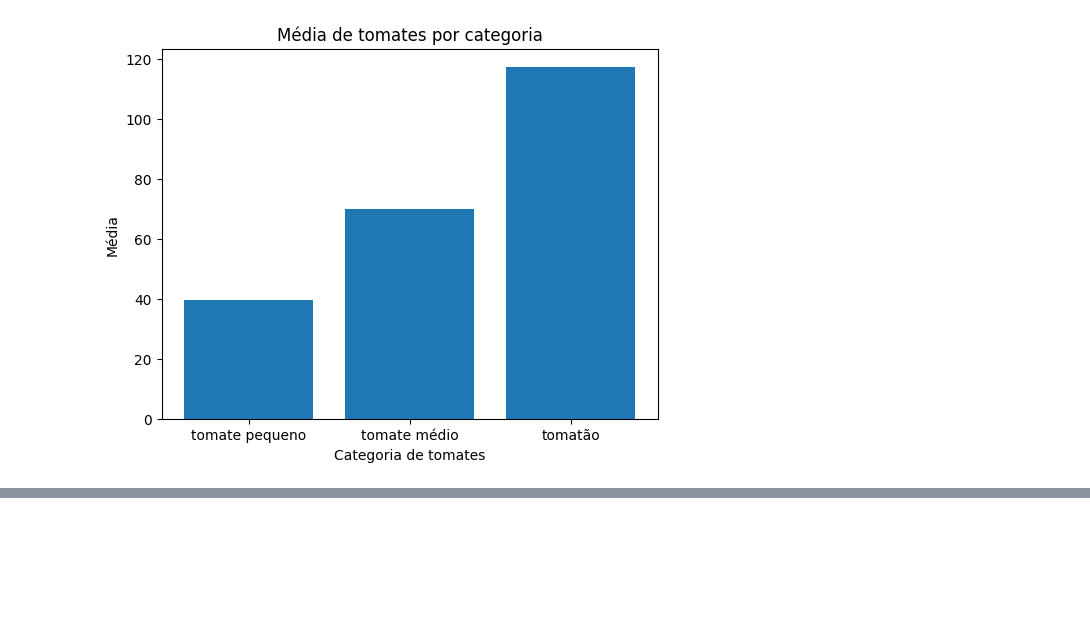
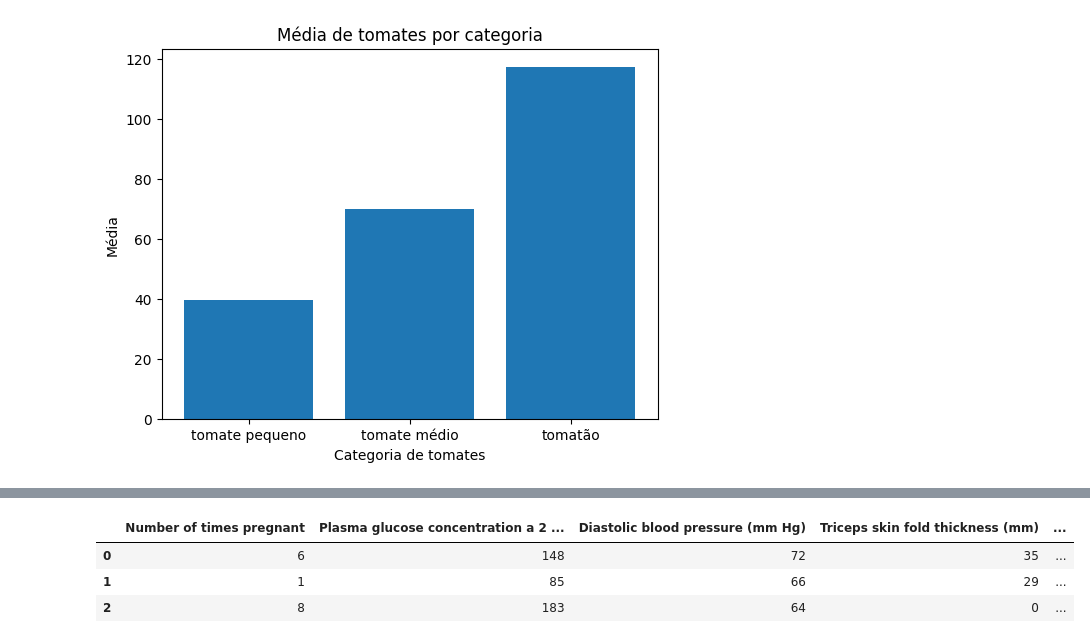
Before and after one commit to SandraRojasZ/Machine-Learning-and-Time-Series, a Jupyter notebook: Fase_2_Machine_Learning_and_Time_Series.ipynb, the cells around one changed output, grey strips where cells are left out. Cells and saved outputs as stored; diff of their text form; code cells hidden in the pictures; blank space fills up the shorter version.

```diff
--- a/Fase_2_Machine_Learning_and_Time_Series.ipynb
+++ b/Fase_2_Machine_Learning_and_Time_Series.ipynb
@@ -286,0 +329,7 @@ plt.show()
+# %%
+x.head(3)
+# %% [output]
+|  | Number of times pregnant | Plasma glucose concentration a 2 ... | Diastolic blood pressure (mm Hg) | Triceps skin fold thickness (mm) | ... |
+| 0 | 6 | 148 | 72 | 35 | ... |
+| 1 | 1 | 85 | 66 | 29 | ... |
+| 2 | 8 | 183 | 64 | 0 | ... |
```
Also changed, not shown: parts of 18 cells of this notebook.
